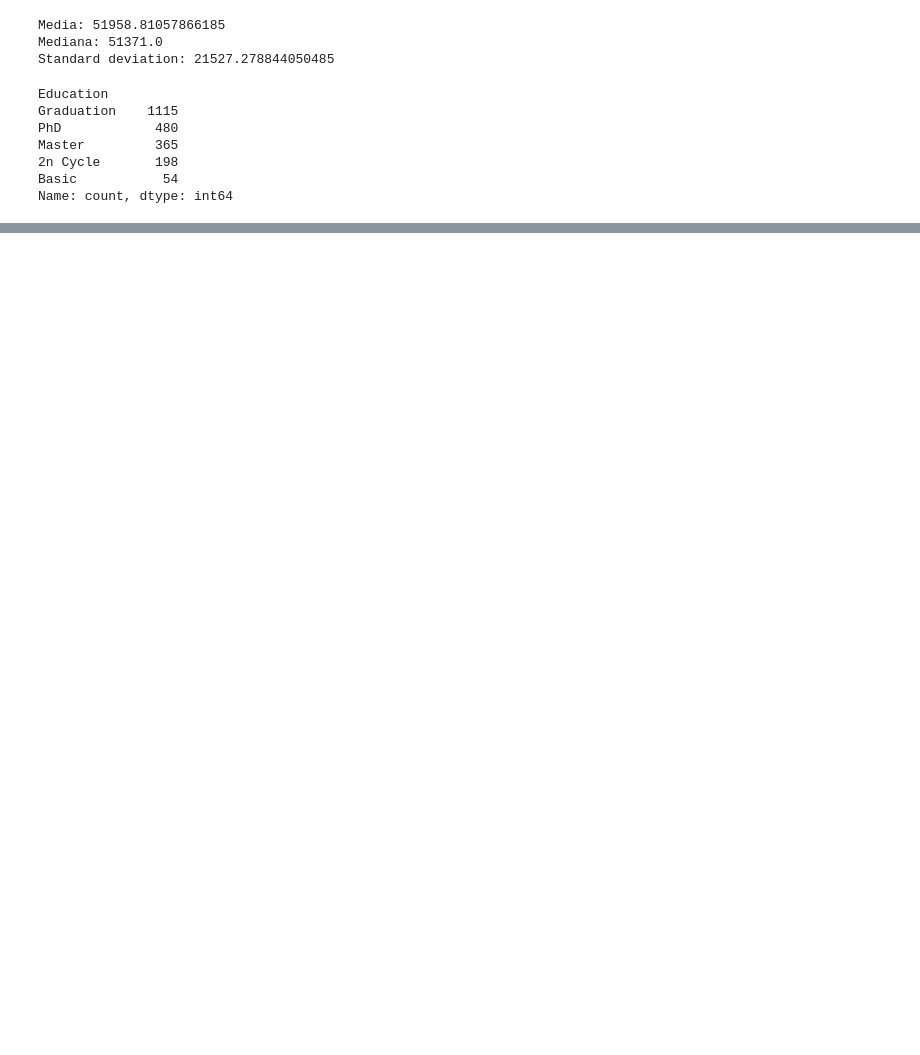
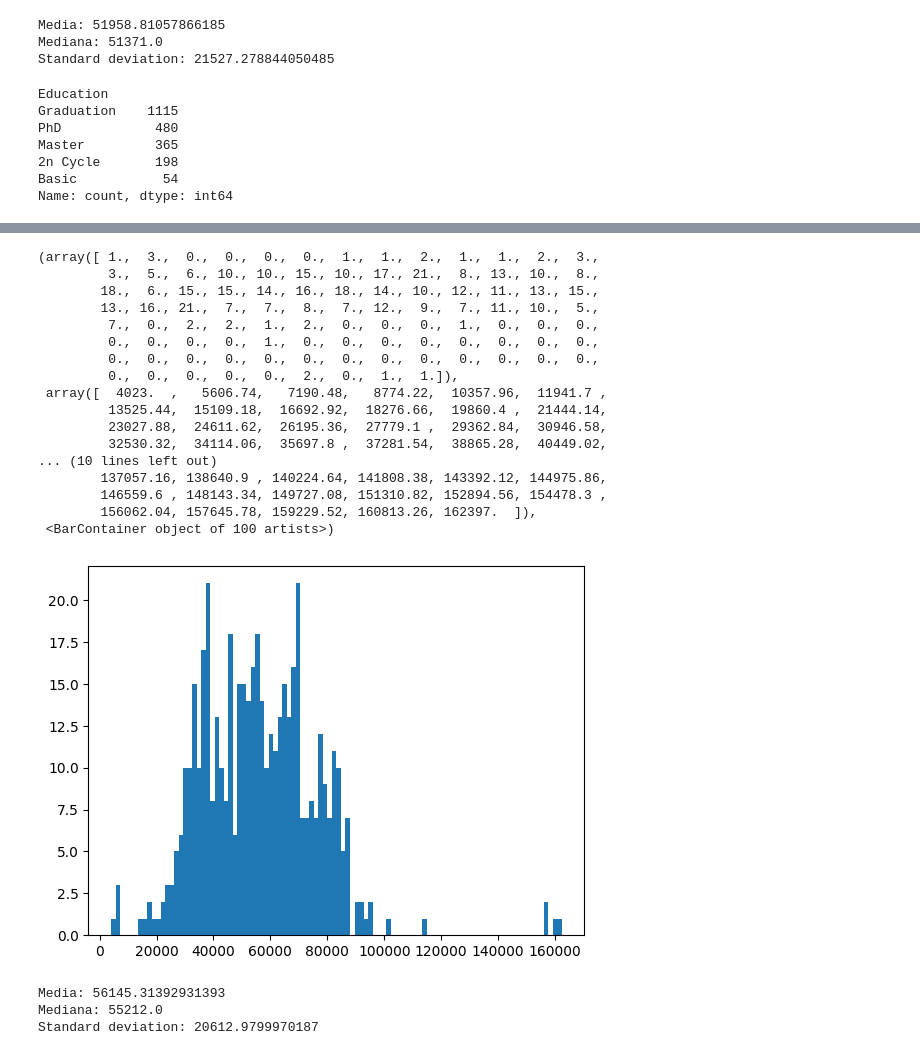
Before and after one commit to nicolaronchini/Clustering, a Jupyter notebook: clustering.ipynb, the cells around one changed output, grey strips where cells are left out. Saved outputs shown, nothing was run; the diff lists cells and outputs as text; code cells hidden in the pictures; blank space fills up the shorter version.

```diff
--- a/clustering.ipynb
+++ b/clustering.ipynb
@@ -96,0 +131,3 @@ Name: count, dtype: int64
+# %%
+phd_data = data.loc[data.Education== 'PhD']
+phd_data.head()
@@ -96,0 +142,32 @@ Name: count, dtype: int64
+# %%
+plt.hist(phd_data.Income,bins=100)
+# %% [output]
+(array([ 1.,  3.,  0.,  0.,  0.,  0.,  1.,  1.,  2.,  1.,  1.,  2.,  3.,
+         3.,  5.,  6., 10., 10., 15., 10., 17., 21.,  8., 13., 10.,  8.,
+        18.,  6., 15., 15., 14., 16., 18., 14., 10., 12., 11., 13., 15.,
+        13., 16., 21.,  7.,  7.,  8.,  7., 12.,  9.,  7., 11., 10.,  5.,
+         7.,  0.,  2.,  2.,  1.,  2.,  0.,  0.,  0.,  1.,  0.,  0.,  0.,
+         0.,  0.,  0.,  0.,  1.,  0.,  0.,  0.,  0.,  0.,  0.,  0.,  0.,
+         0.,  0.,  0.,  0.,  0.,  0.,  0.,  0.,  0.,  0.,  0.,  0.,  0.,
+         0.,  0.,  0.,  0.,  0.,  2.,  0.,  1.,  1.]),
+ array([  4023.  ,   5606.74,   7190.48,   8774.22,  10357.96,  11941.7 ,
+         13525.44,  15109.18,  16692.92,  18276.66,  19860.4 ,  21444.14,
+         23027.88,  24611.62,  26195.36,  27779.1 ,  29362.84,  30946.58,
+         32530.32,  34114.06,  35697.8 ,  37281.54,  38865.28,  40449.02,
+... (10 lines left out)
+        137057.16, 138640.9 , 140224.64, 141808.38, 143392.12, 144975.86,
+        146559.6 , 148143.34, 149727.08, 151310.82, 152894.56, 154478.3 ,
+        156062.04, 157645.78, 159229.52, 160813.26, 162397.  ]),
+ <BarContainer object of 100 artists>)
+[figure, added]
+# %%
+mean_income = phd_data.Income.mean()
+median_income = phd_data.Income.median()
+std_income = phd_data.Income.std()
+print("Media: " + str(mean_income))
+print("Mediana: " + str(median_income))
+print("Standard deviation: " + str(std_income))
+# %% [output]
+Media: 56145.31392931393
+Mediana: 55212.0
+Standard deviation: 20612.9799970187
```
Also changed, not shown: parts of 21 cells of this notebook.
